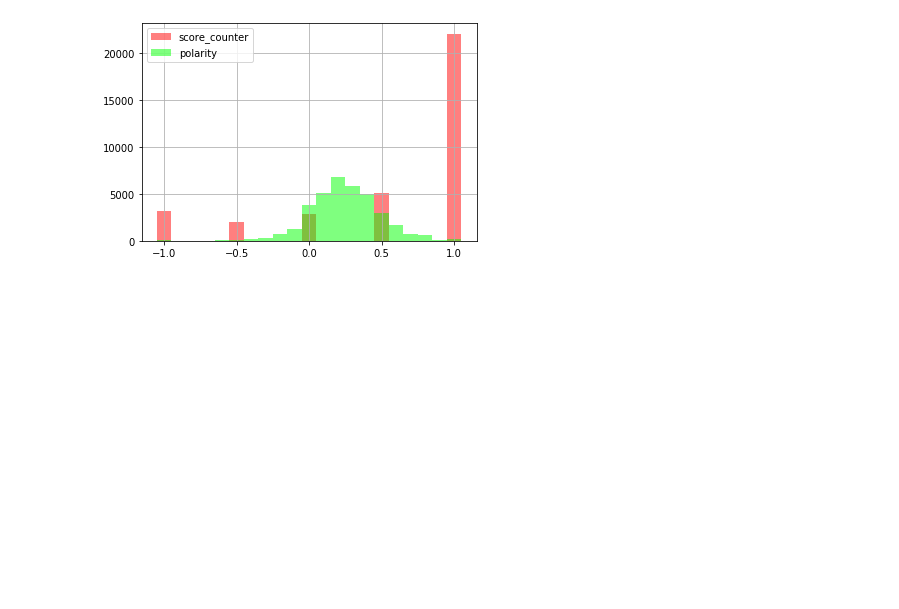
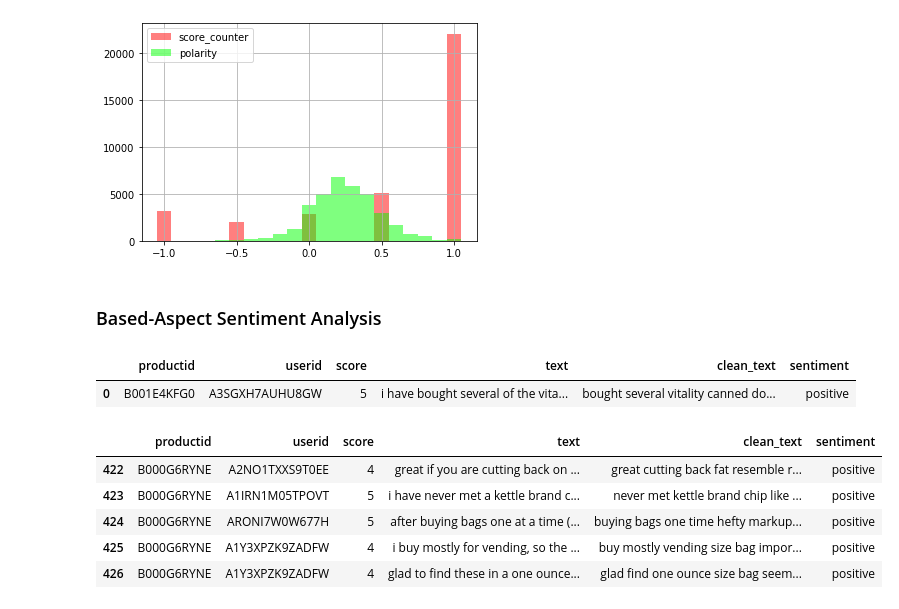
Before and after one commit to pietrocolombo/project_SA, a Jupyter notebook: testing.ipynb, the cells around one changed output. Drawn from its saved outputs; the diff is of its cells as text; code cells hidden in the pictures; blank space fills up the shorter version.

Commit message:
Add some analysis

```diff
--- a/testing.ipynb
+++ b/testing.ipynb
@@ -185,3 +188,27 @@ plt.legend(legend, labels)
 plt.show()
 # %% [output]
 [figure]
+# %% [markdown]
+### Based-Aspect Sentiment Analysis
+# %%
+df = pd.read_csv('clean_dataset.csv', sep = ';', encoding='latin-1')
+df.head(1)
+# %% [output]
+|  | productid | userid | score | text | clean_text | sentiment |
+| 0 | B001E4KFG0 | A3SGXH7AUHU8GW | 5 | i have bought several of the vita... | bought several vitality canned do... | positive |
+# %%
+product_df = df[['productid']]
+most_reviwed_products = product_df['productid'].value_counts()[:50]
+most_reviwed_products = list(most_reviwed_products.index)
+
+basa_df = pd.DataFrame()
+basa_df = basa_df.append(df[df['productid'].isin(most_reviwed_products)])
+
+basa_df.head()
+# %% [output]
+|  | productid | userid | score | text | clean_text | sentiment |
+| 422 | B000G6RYNE | A2NO1TXXS9T0EE | 4 | great if you are cutting back on ... | great cutting back fat resemble r... | positive |
+| 423 | B000G6RYNE | A1IRN1M05TPOVT | 5 | i have never met a kettle brand c... | never met kettle brand chip like ... | positive |
+| 424 | B000G6RYNE | ARONI7W0W677H | 5 | after buying bags one at a time (... | buying bags one time hefty markup... | positive |
+| 425 | B000G6RYNE | A1Y3XPZK9ZADFW | 4 | i buy mostly for vending, so the ... | buy mostly vending size bag impor... | positive |
+| 426 | B000G6RYNE | A1Y3XPZK9ZADFW | 4 | glad to find these in a one ounce... | glad find one ounce size bag seem... | positive |
```
Also changed, not shown: parts of 21 cells of this notebook, 3 other files.
